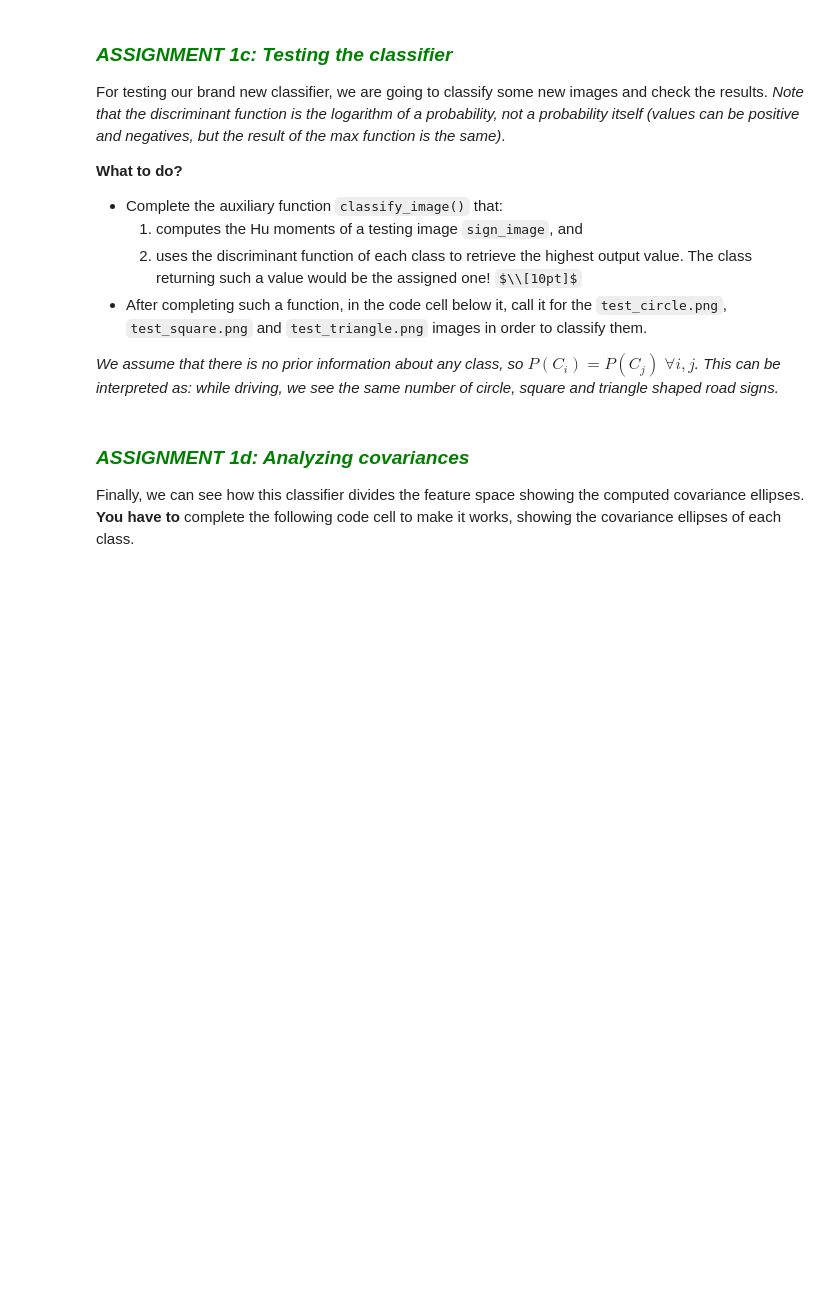
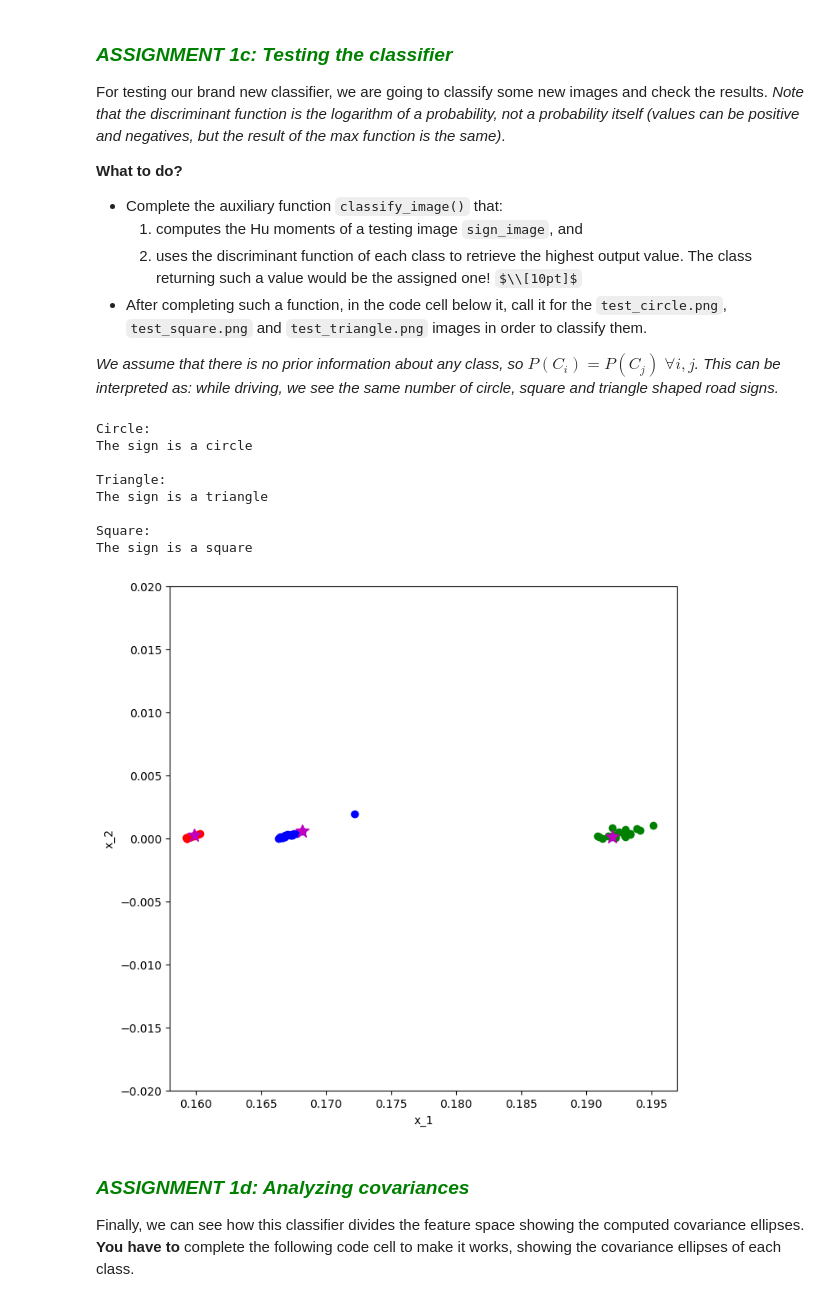
Before and after one commit to arrozet/practicas_cv_2025, a Jupyter notebook: Chapter 07. Object Recognition/7.2 Bayesian Classifier based on normal distribution.ipynb, the cells around one changed output. Saved outputs shown, nothing was run; the diff lists cells and outputs as text; code cells hidden in the pictures; some formulas as TeX source; blank space fills up the shorter version.

```diff
--- a/Chapter 07. Object Recognition/7.2 Bayesian Classifier based on normal distribution.ipynb
+++ b/Chapter 07. Object Recognition/7.2 Bayesian Classifier based on normal distribution.ipynb
@@ -279,14 +285,14 @@ train_circles = np.load("./data/hu_circles.npy")[:,:2].T
 train_squares = np.load("./data/hu_squares.npy")[:,:2].T
 
 # Compute covariance matrices
-cov_triangles = np.cov(None)
-cov_circles = np.cov(None)
-cov_squares = np.cov(None)
+cov_triangles = np.cov(train_triangles)
+cov_circles = np.cov(train_circles)
+cov_squares = np.cov(train_squares)
 
 # Compute means
-mean_triangles = None
-mean_circles = None
-mean_squares = None
+mean_triangles = np.mean(train_triangles, axis=1)
+mean_circles = np.mean(train_circles, axis=1)
+mean_squares = np.mean(train_squares, axis=1)
 
 print ('cov_triangles = \n' + str(cov_triangles))
 print ('cov_circles = \n' + str(cov_circles))
@@ -337,7 +356,14 @@ def discriminant_function(features, mu, cov, prior):
             dx: result of discriminant function
     """
     covinv = np.linalg.inv(cov) # Auxiliar variable
-    dx = None # You can divide this computation in as many lines as you need
+
+    term1 = np.log(prior)  # ln(P(Ck))
+    term2 = -0.5 * (np.log(np.linalg.det(cov)) + np.dot(np.dot(mu.T, covinv), mu))  # Independent term
+    term3 = np.dot(np.dot(features.T, covinv), mu)  # Linear term
+    term4 = -0.5 * np.dot(np.dot(features.T, covinv), features)  # Quadratic term
+
+    # Summing up all terms
+    dx = term1 + term2 + term3 + term4
 
     return dx
 # %% [markdown]
@@ -398,16 +426,16 @@ def classify_image(sign_image):
 
     # Compute Hu moments
     moments = image_moments(sign_image)
-    hu = cv2.HuMoments(None).flatten()[None:None]
+    hu = cv2.HuMoments(moments).flatten()[0:2] # i pick only the first and the second hu moment
 
     # Classify circle test image
     prior = 1/3
-    triangle = discriminant_function(None,None,None,None)
-    circle = discriminant_function(None,None,None,None)
-    square = discriminant_function(None,None,None,None)
+    triangle = discriminant_function(hu,mean_triangles,cov_triangles,prior)
+    circle = discriminant_function(hu,mean_circles,cov_circles,prior)
+    square = discriminant_function(hu,mean_squares,cov_squares,prior)
 
     # Search the maximum
-    classification = max([None,None,None])
+    classification = max([triangle,circle,square])
 
     if classification == triangle:
         print("The sign is a triangle\n")
@@ -420,32 +448,42 @@ def classify_image(sign_image):
 # %%
 # Read images
 test_circle = cv2.imread(images_path + "test_circle.png", 0)
 test_triangle = cv2.imread(images_path + "test_triangle.png", 0)
 test_square = cv2.imread(images_path + "test_square.png", 0)
 
 # Classify them
 print("Circle: ")
-moments_circle = classify_image(None)
+moments_circle = classify_image(test_circle)
 print("Triangle: ")
-moments_triangle = classify_image(None)
+moments_triangle = classify_image(test_triangle)
 print("Square: ")
-moments_square = classify_image(None)
+moments_square = classify_image(test_square)
 
 # Create figure
 fig, ax = plt.subplots()
 plt.axis([0.158, 0.197, -0.02, 0.02])
 
 # Plot hu moments
 plt.plot(train_triangles[0,:],train_triangles[1,:],'go')
 plt.plot(train_circles[0,:],train_circles[1,:],'ro')
 plt.plot(train_squares[0,:],train_squares[1,:],'bo')
 plt.xlabel('x_1')
 plt.ylabel('x_2')
 
 # Plot testing data
 plt.plot(moments_circle[0],moments_circle[1],'*m',markersize=12)
 plt.plot(moments_triangle[0],moments_triangle[1],'*m',markersize=12)
 plt.plot(moments_square[0],moments_square[1],'*m',markersize=12);
+# %% [output]
+Circle:
+The sign is a circle
+
+Triangle:
+The sign is a triangle
+
+Square:
+The sign is a square
+[figure, added]
 # %% [markdown]
 ### **<span style="color:green"><b><i>ASSIGNMENT 1d: Analyzing covariances</i></b></span>**
 
```
Also changed, not shown: parts of 12 cells of this notebook.
